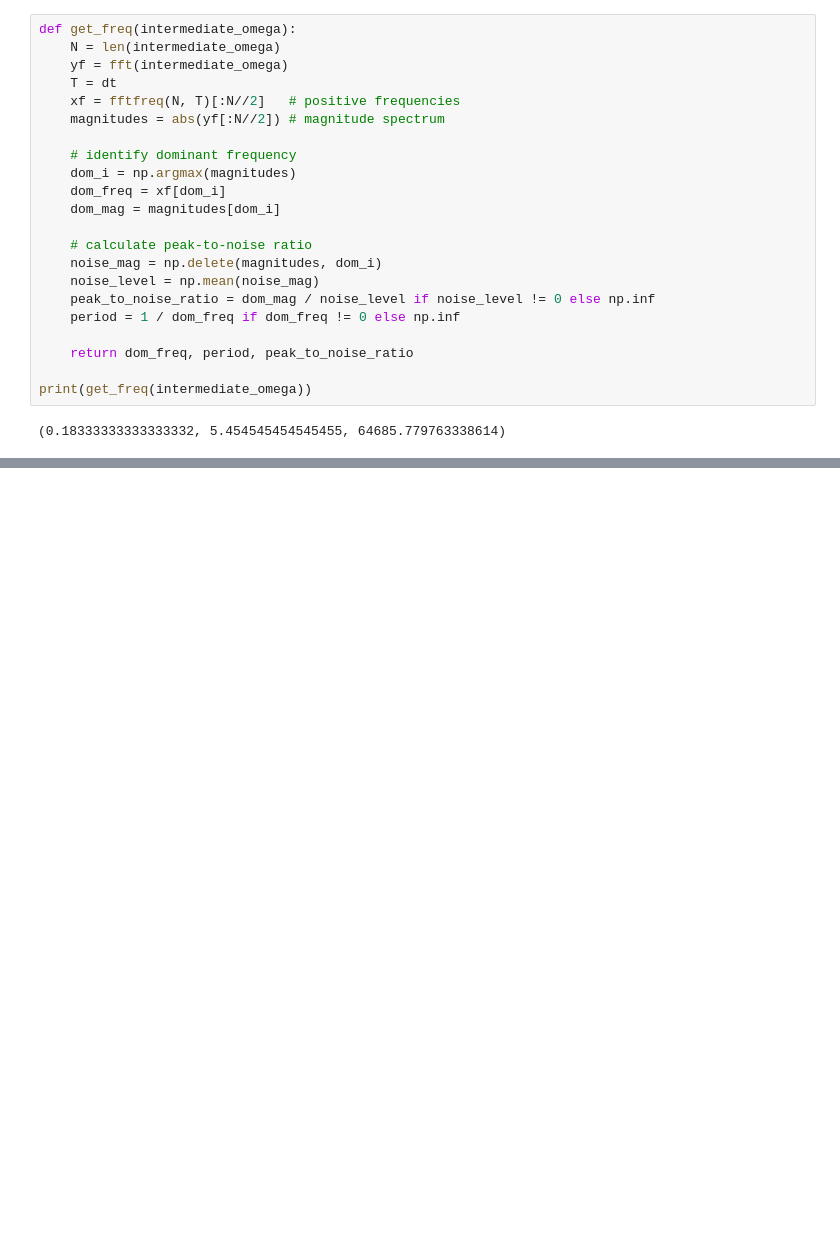
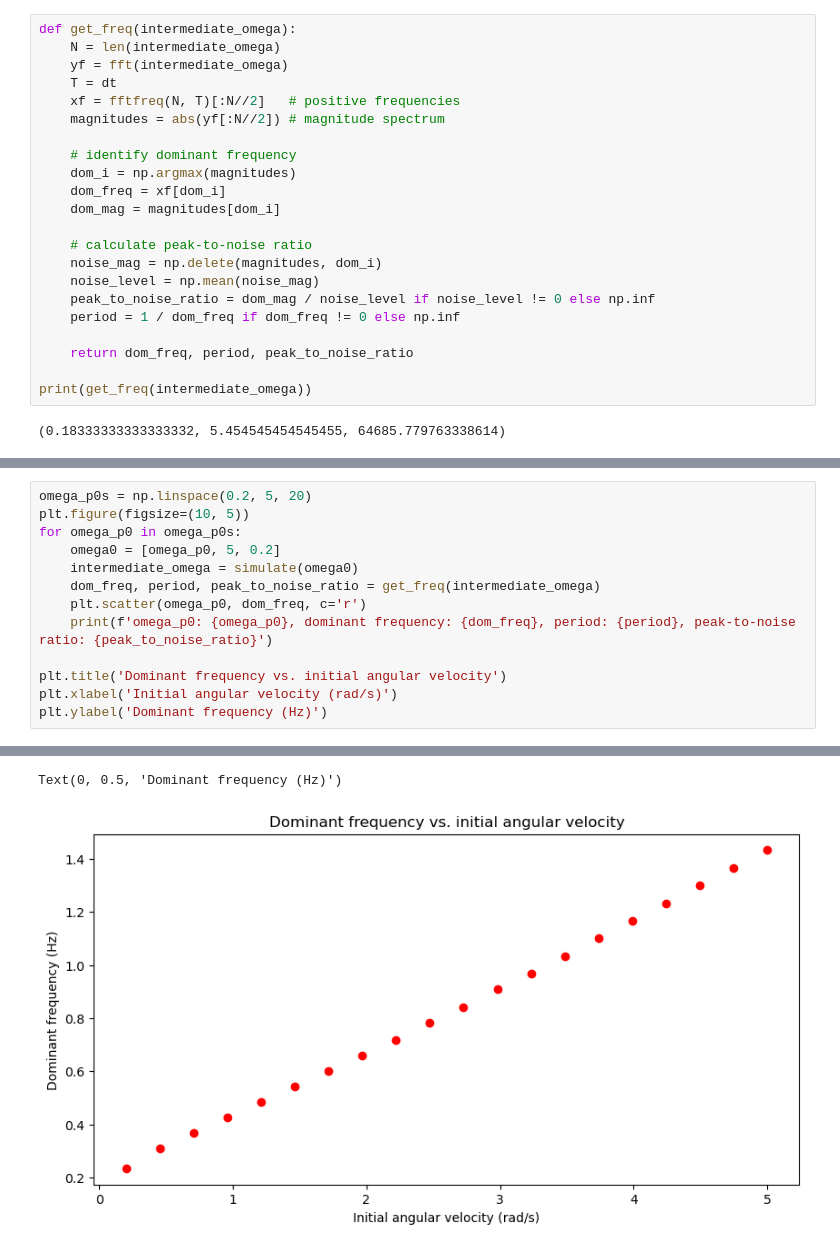
Before and after one commit to fbubbar/sci1-t2, a Jupyter notebook: vis/numerical_sim.ipynb, the cells around one changed output, grey strips where cells are left out. Drawn from its saved outputs; the diff is of its cells as text; blank space fills up the shorter version.

```diff
--- a/vis/numerical_sim.ipynb
+++ b/vis/numerical_sim.ipynb
@@ -100,0 +102,14 @@ Text(0, 0.5, 'Dominant frequency (Hz)')
+# %%
+omega_p0s = np.linspace(0.2, 5, 20)
+plt.figure(figsize=(10, 5))
+for omega_p0 in omega_p0s:
+    omega0 = [omega_p0, 5, 0.2]
+    intermediate_omega = simulate(omega0)
+    dom_freq, period, peak_to_noise_ratio = get_freq(intermediate_omega)
+    plt.scatter(omega_p0, dom_freq, c='r')
+    print(f'omega_p0: {omega_p0}, dominant frequency: {dom_freq}, period: {period}, peak-to-noise ratio: {peak_to_noise_ratio}')
+
+plt.title('Dominant frequency vs. initial angular velocity')
+plt.xlabel('Initial angular velocity (rad/s)')
+plt.ylabel('Dominant frequency (Hz)')
+# %% [output]
@@ -100,0 +136,2 @@ Text(0, 0.5, 'Dominant frequency (Hz)')
+Text(0, 0.5, 'Dominant frequency (Hz)')
+[figure, added]
```
Also changed, not shown: parts of 4 cells of this notebook, 6 other files.
